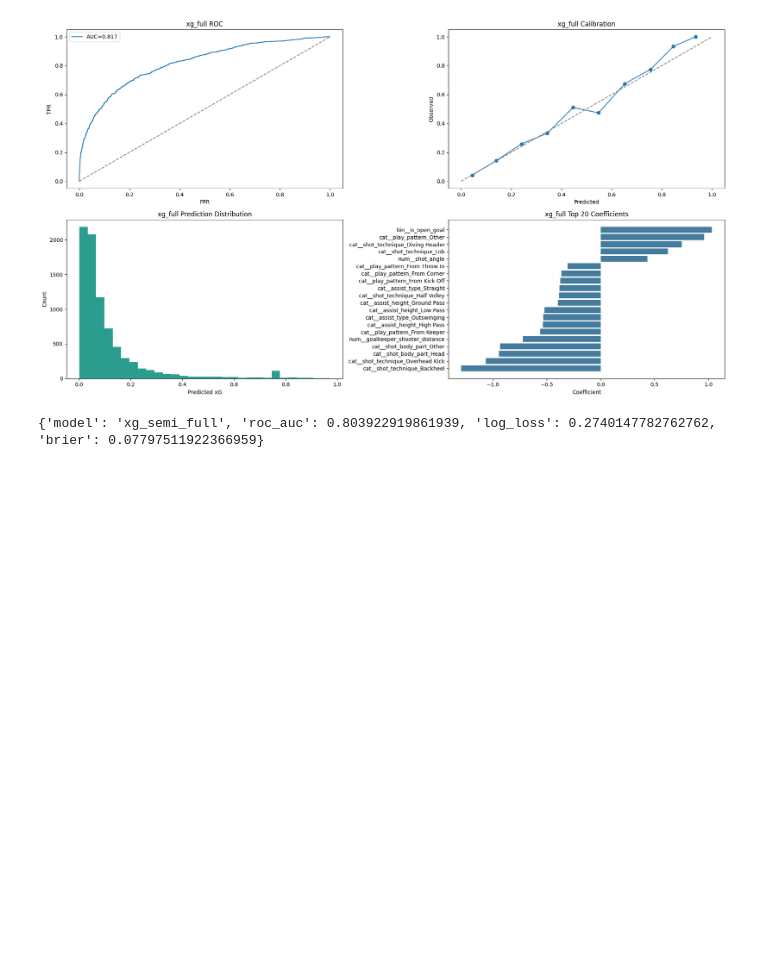
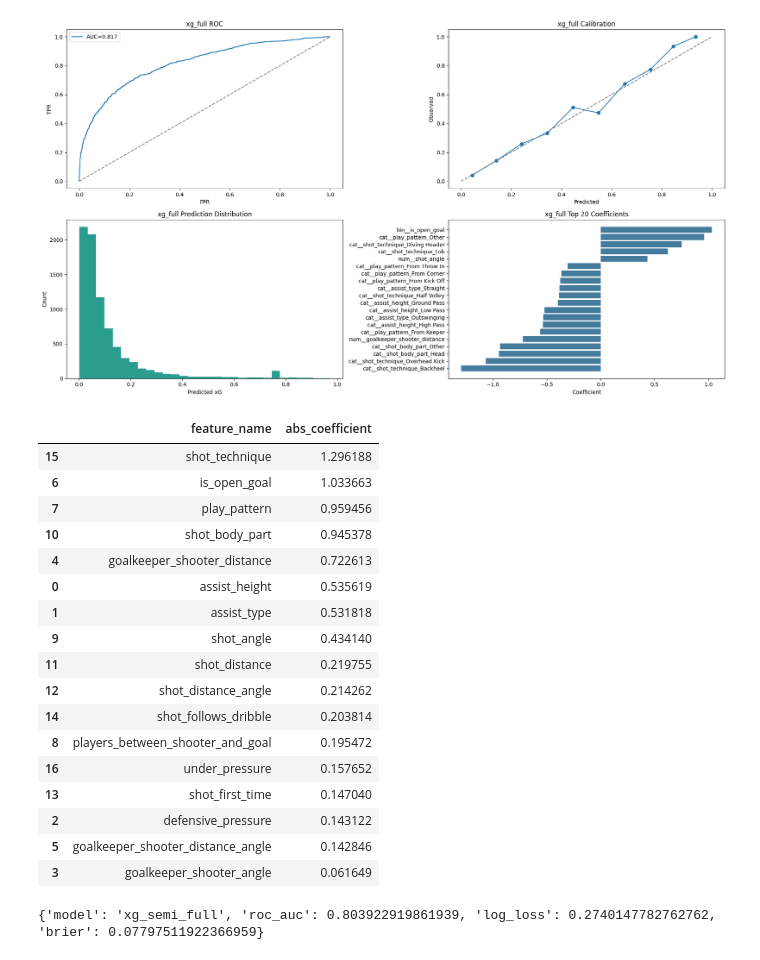
Before and after one commit to addybrown/DataScienceProjects, a Jupyter notebook: GLMXgModel/GLM_Expected_Goals.ipynb, the cells around one changed output. Saved outputs shown, nothing was run; the diff lists cells and outputs as text; code cells hidden in the pictures; blank space fills up the shorter version.

```diff
--- a/GLMXgModel/GLM_Expected_Goals.ipynb
+++ b/GLMXgModel/GLM_Expected_Goals.ipynb
@@ -691,6 +663,40 @@ plt.show()
 | 30 | cat__play_pattern_From Corner | -0.365200 | 0.365200 |
 | 36 | cat__play_pattern_From Throw In | -0.307193 | 0.307193 |
 [figure]
+# %%
+def define_cat(value):
+    if "cat" in value:
+        temp_str_list = value.replace("cat__", "").split("_")
+        temp_str_list = temp_str_list[:-1]
+        return "_".join(temp_str_list)
+    if "num" in value:
+        return value.replace("num__", "")
+    if "bin" in value:
+        return value.replace("bin__", "")
+    return value
+
+
+xg_full_coefs_df["feature_name"] = xg_full_coefs_df["feature"].apply(define_cat)
+xg_full_coefs_df.groupby("feature_name", as_index = False).agg({"abs_coefficient": "max"}).sort_values("abs_coefficient", ascending = False)
+# %% [output]
+|  | feature_name | abs_coefficient |
+| 15 | shot_technique | 1.296188 |
+| 6 | is_open_goal | 1.033663 |
+| 7 | play_pattern | 0.959456 |
+| 10 | shot_body_part | 0.945378 |
+| 4 | goalkeeper_shooter_distance | 0.722613 |
+| 0 | assist_height | 0.535619 |
+| 1 | assist_type | 0.531818 |
+| 9 | shot_angle | 0.434140 |
+| 11 | shot_distance | 0.219755 |
+| 12 | shot_distance_angle | 0.214262 |
+| 14 | shot_follows_dribble | 0.203814 |
+| 8 | players_between_shooter_and_goal | 0.195472 |
+| 16 | under_pressure | 0.157652 |
+| 13 | shot_first_time | 0.147040 |
+| 2 | defensive_pressure | 0.143122 |
+| 5 | goalkeeper_shooter_distance_angle | 0.142846 |
+| 3 | goalkeeper_shooter_angle | 0.061649 |
 # %%
 # xg_semi_full model: train + plots
 semi_cont_cols = [
```
Also changed, not shown: parts of 6 cells of this notebook, 1 other file.
